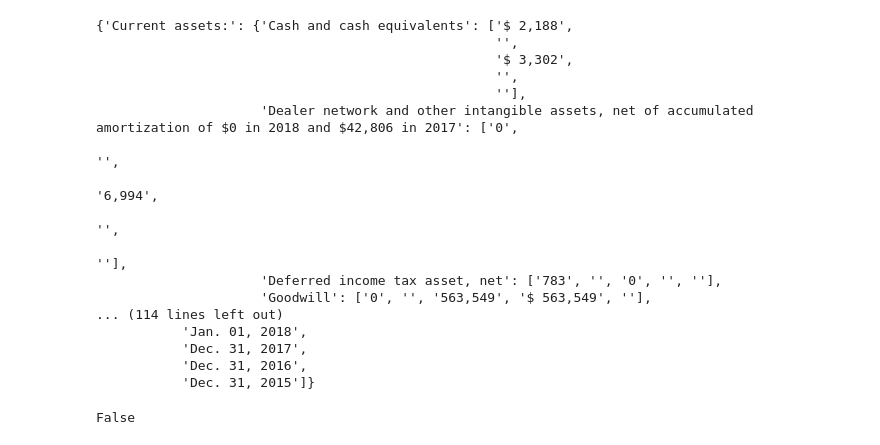
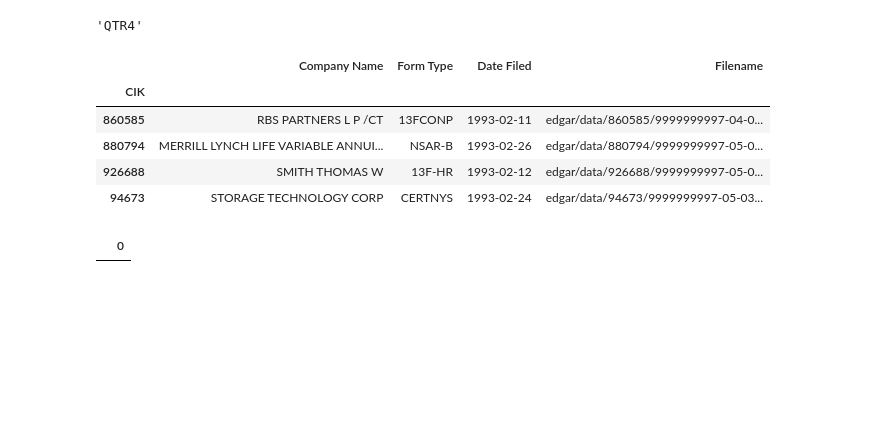
Before and after one commit to LiamTharp/railz-testing, a Jupyter notebook: testing/SEC Data Parsing.ipynb, the cells around one changed output. Cells and saved outputs as stored; diff of their text form; code cells hidden in the pictures; blank space fills up the shorter version.

```diff
--- a/testing/SEC Data Parsing.ipynb
+++ b/testing/SEC Data Parsing.ipynb
@@ -118,24 +115,17 @@ with open('./data/bs/balance.txt', 'w') as file:
-# %%
-pprint.pprint(data)
-# %% [output]
-{'Current assets:': {'Cash and cash equivalents': ['$ 2,188',
-                                                   '',
-                                                   '$ 3,302',
-                                                   '',
-                                                   ''],
-                     'Dealer network and other intangible assets, net of accumulated amortization of $0 in 2018 and $42,806 in 2017': ['0',
-                                                                                                                                       '',
-                                                                                                                                       '6,994',
-                                                                                                                                       '',
-                                                                                                                                       ''],
-                     'Deferred income tax asset, net': ['783', '', '0', '', ''],
-                     'Goodwill': ['0', '', '563,549', '$ 563,549', ''],
-... (114 lines left out)
-           'Jan. 01, 2018',
-           'Dec. 31, 2017',
-           'Dec. 31, 2016',
-           'Dec. 31, 2015']}
-# %%
-pprint.isrecursive(data)
-# %% [output]
-False
+# %%
+quarter['name']
+# %% [output]
+'QTR4'
+# %%
+raw_df
+# %% [output]
+|  | Company Name | Form Type | Date Filed | Filename |
+| CIK |  |  |  |  |
+| 860585 | RBS PARTNERS L P /CT | 13FCONP | 1993-02-11 | edgar/data/860585/9999999997-04-0... |
+| 880794 | MERRILL LYNCH LIFE VARIABLE ANNUI... | NSAR-B | 1993-02-26 | edgar/data/880794/9999999997-05-0... |
+| 926688 | SMITH THOMAS W | 13F-HR | 1993-02-12 | edgar/data/926688/9999999997-05-0... |
+| 94673 | STORAGE TECHNOLOGY CORP | CERTNYS | 1993-02-24 | edgar/data/94673/9999999997-05-03... |
+# %%
+raw_df[raw_df['Form Type'].str.match(r"10-[QK]$")]["Form Type"].str.extract(r"([QK])")
+# %% [output]
+|  | 0 |
```
Also changed, not shown: parts of 17 cells of this notebook, 4 other files.
